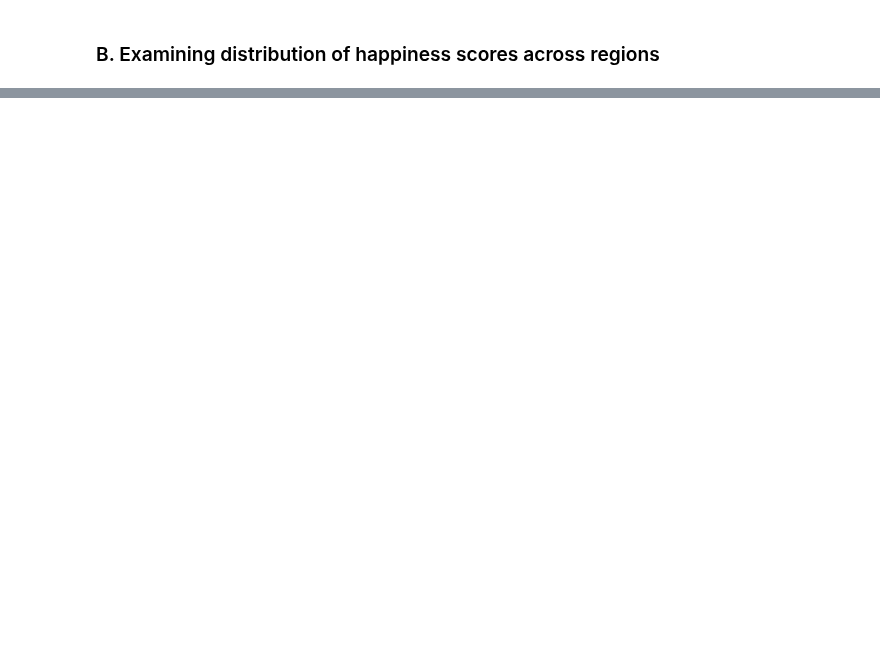
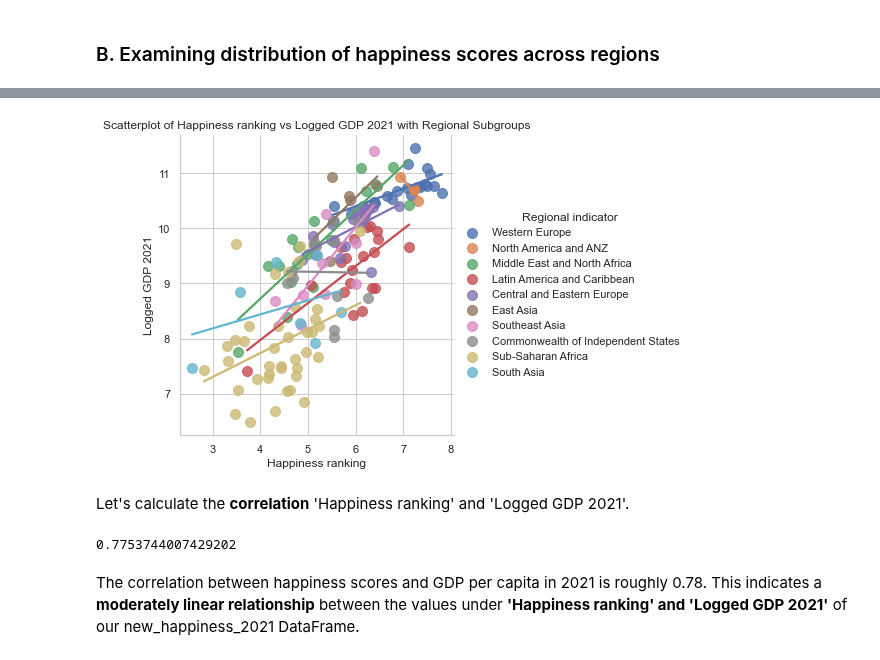
Before and after one commit to anikaarevalo/Happiness_and_world_economy_2021, a Jupyter notebook: Happiness_and_GDP_2021.ipynb, the cells around one changed output, grey strips where cells are left out. Saved outputs shown, nothing was run; the diff lists cells and outputs as text; code cells hidden in the pictures; blank space fills up the shorter version.

```diff
--- a/Happiness_and_GDP_2021.ipynb
+++ b/Happiness_and_GDP_2021.ipynb
@@ -556,0 +578,27 @@ The correlation between happiness scores and GDP per capita in 2021 is roughly 0
+# %%
+# Setting the context to 'notebook' to make the entire figure larger
+sns.set_context('notebook')
+
+# Creating scatterplot with trend line and subgroups
+sns.lmplot(x='Happiness ranking', y='Logged GDP 2021', data=new_happiness_2021, ci=None, hue='Regional indicator', markers='o', scatter_kws={'s': 100})
+
+# Adding labels and title
+plt.xlabel('Happiness ranking')
+plt.ylabel('Logged GDP 2021')
+plt.title('Scatterplot of Happiness ranking vs Logged GDP 2021 with Regional Subgroups')
+
+# Showing plot
+plt.show()
+# %% [output]
+[figure, added]
+# %% [markdown]
+Let's calculate the <b>correlation</b> 'Happiness ranking' and 'Logged GDP 2021'.
+# %%
+# Computing correlation between 'Healthy life expectancy' and 'Happiness ranking'
+cor = new_happiness_2021['Happiness ranking'].corr(new_happiness_2021['Logged GDP 2021'])
+
+print(cor)
+# %% [output]
+0.7753744007429202
+# %% [markdown]
+The correlation between happiness scores and GDP per capita in 2021 is roughly 0.78. This indicates a <b>moderately linear relationship</b> between the values under <b>'Happiness ranking' and 'Logged GDP 2021'</b> of our new_happiness_2021 DataFrame.
```
Also changed, not shown: parts of 76 cells of this notebook.
